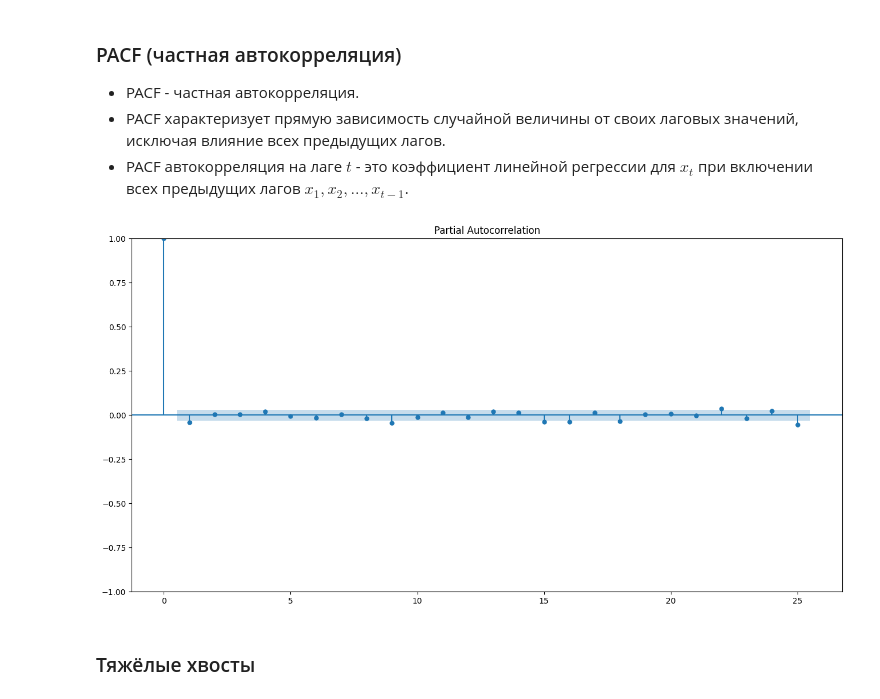
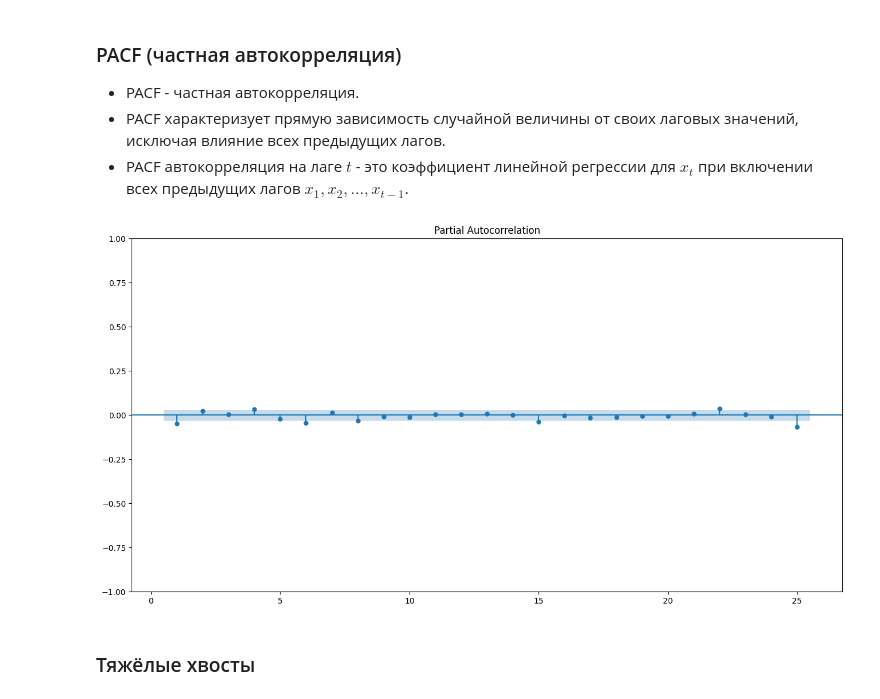
Before and after one commit to quantviews/financial-markets-2025, a Jupyter notebook: ipynb/Time_series_models_(base)_2026_ru.ipynb, the cells around one changed output. Saved outputs shown, nothing was run; the diff lists cells and outputs as text; code cells hidden in the pictures.

```diff
--- a/ipynb/Time_series_models_(base)_2026_ru.ipynb
+++ b/ipynb/Time_series_models_(base)_2026_ru.ipynb
@@ -338,10 +356,10 @@ fig = plot_acf(df['log_rtns'].values.squeeze(), lags=25)
 + PACF автокорреляция на лаге $t$ - это коэффициент линейной регрессии для $x_t$ при включении всех предыдущих лагов $x_1, x_2, ..., x_{t-1}$.
 # %%
 plt.rc("figure", figsize=(16,8))
-fig = plot_pacf(df['log_rtns'].dropna().values.squeeze(), lags=25)
+fig = plot_pacf(df['log_rtns'].dropna().values.squeeze(), lags=25, zero = False)
 plt.show()
 # %% [output]
-[figure, old version]
+[figure, new version]
 # %% [markdown]
 ### Тяжёлые хвосты
 # %%
```
Also changed, not shown: parts of 46 cells of this notebook.
